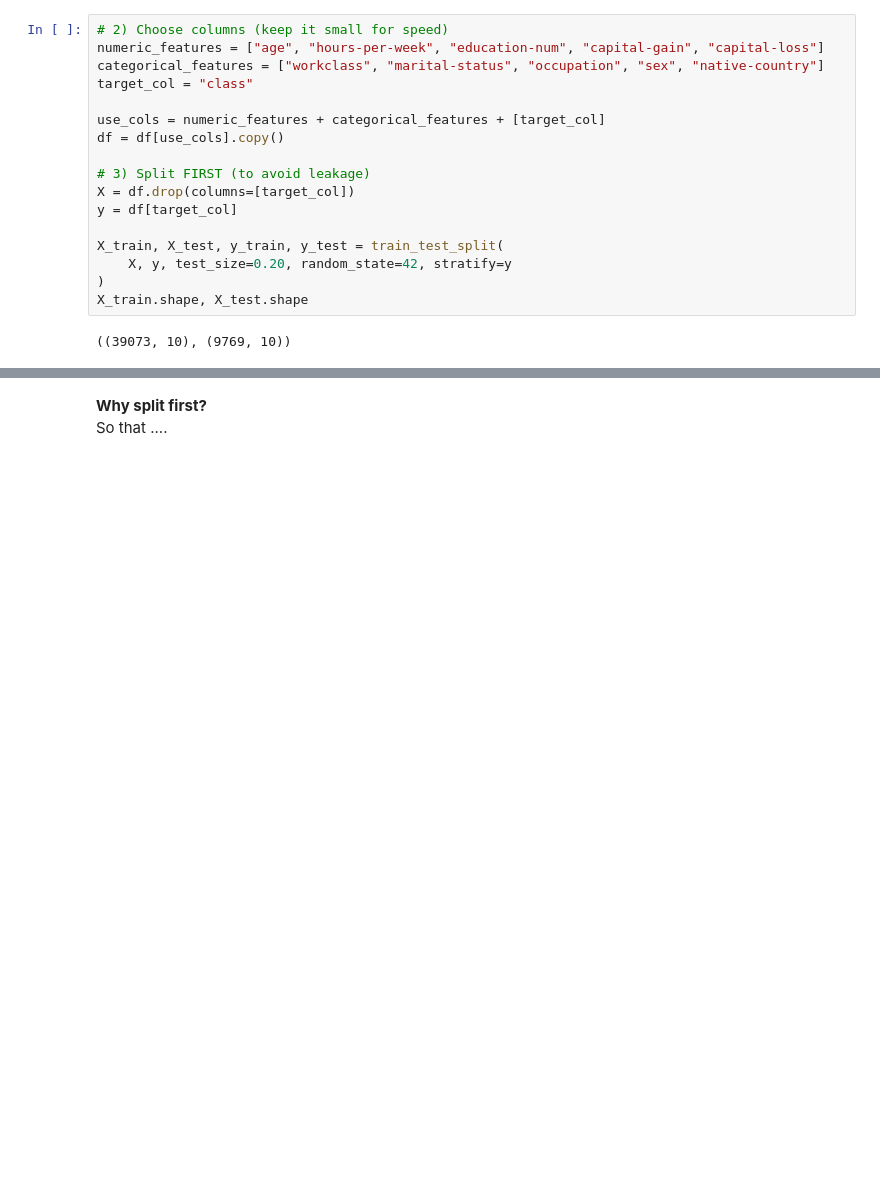
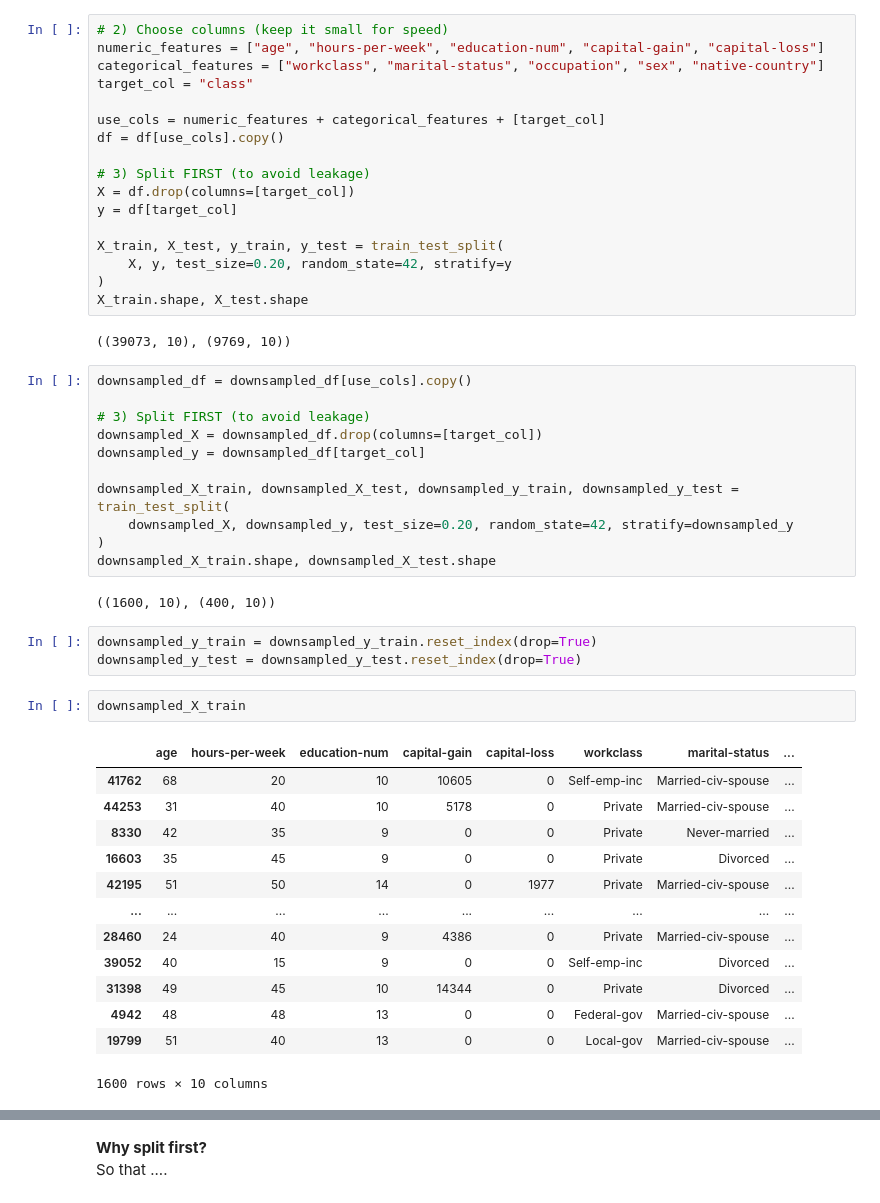
Before and after one commit to Alok-R/dl-survey-live-lab-2025, a Jupyter notebook: notebooks/01_baseline_random_forest_gradio.ipynb, the cells around one changed output, grey strips where cells are left out. Drawn from its saved outputs; the diff is of its cells as text; blank space fills up the shorter version.

```diff
--- a/notebooks/01_baseline_random_forest_gradio.ipynb
+++ b/notebooks/01_baseline_random_forest_gradio.ipynb
@@ -76,3 +117,35 @@ X_train, X_test, y_train, y_test = train_test_split(
 X_train.shape, X_test.shape
 # %% [output]
 ((39073, 10), (9769, 10))
+# %%
+downsampled_df = downsampled_df[use_cols].copy()
+
+# 3) Split FIRST (to avoid leakage)
+downsampled_X = downsampled_df.drop(columns=[target_col])
+downsampled_y = downsampled_df[target_col]
+
+downsampled_X_train, downsampled_X_test, downsampled_y_train, downsampled_y_test = train_test_split(
+    downsampled_X, downsampled_y, test_size=0.20, random_state=42, stratify=downsampled_y
+)
+downsampled_X_train.shape, downsampled_X_test.shape
+# %% [output]
+((1600, 10), (400, 10))
+# %%
+downsampled_y_train = downsampled_y_train.reset_index(drop=True)
+downsampled_y_test = downsampled_y_test.reset_index(drop=True)
+# %%
+downsampled_X_train
+# %% [output]
+|  | age | hours-per-week | education-num | capital-gain | capital-loss | workclass | marital-status | ... |
+| 41762 | 68 | 20 | 10 | 10605 | 0 | Self-emp-inc | Married-civ-spouse | ... |
+| 44253 | 31 | 40 | 10 | 5178 | 0 | Private | Married-civ-spouse | ... |
+| 8330 | 42 | 35 | 9 | 0 | 0 | Private | Never-married | ... |
+| 16603 | 35 | 45 | 9 | 0 | 0 | Private | Divorced | ... |
+| 42195 | 51 | 50 | 14 | 0 | 1977 | Private | Married-civ-spouse | ... |
+| ... | ... | ... | ... | ... | ... | ... | ... | ... |
+| 28460 | 24 | 40 | 9 | 4386 | 0 | Private | Married-civ-spouse | ... |
+| 39052 | 40 | 15 | 9 | 0 | 0 | Self-emp-inc | Divorced | ... |
+| 31398 | 49 | 45 | 10 | 14344 | 0 | Private | Divorced | ... |
+| 4942 | 48 | 48 | 13 | 0 | 0 | Federal-gov | Married-civ-spouse | ... |
+| 19799 | 51 | 40 | 13 | 0 | 0 | Local-gov | Married-civ-spouse | ... |
+1600 rows × 10 columns
```
Also changed, not shown: parts of 19 cells of this notebook.
